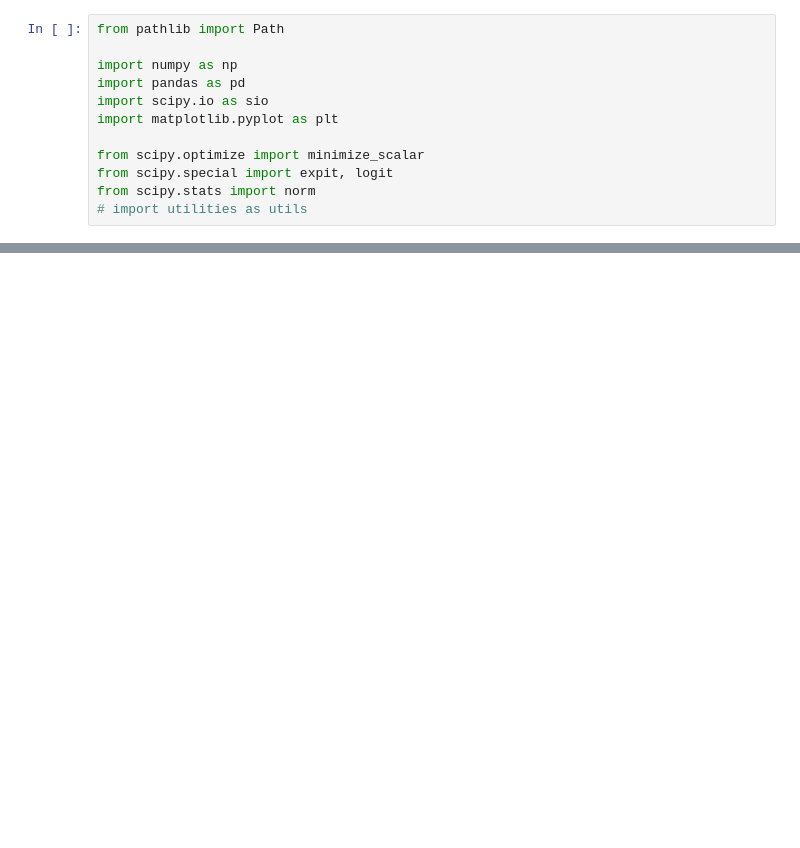
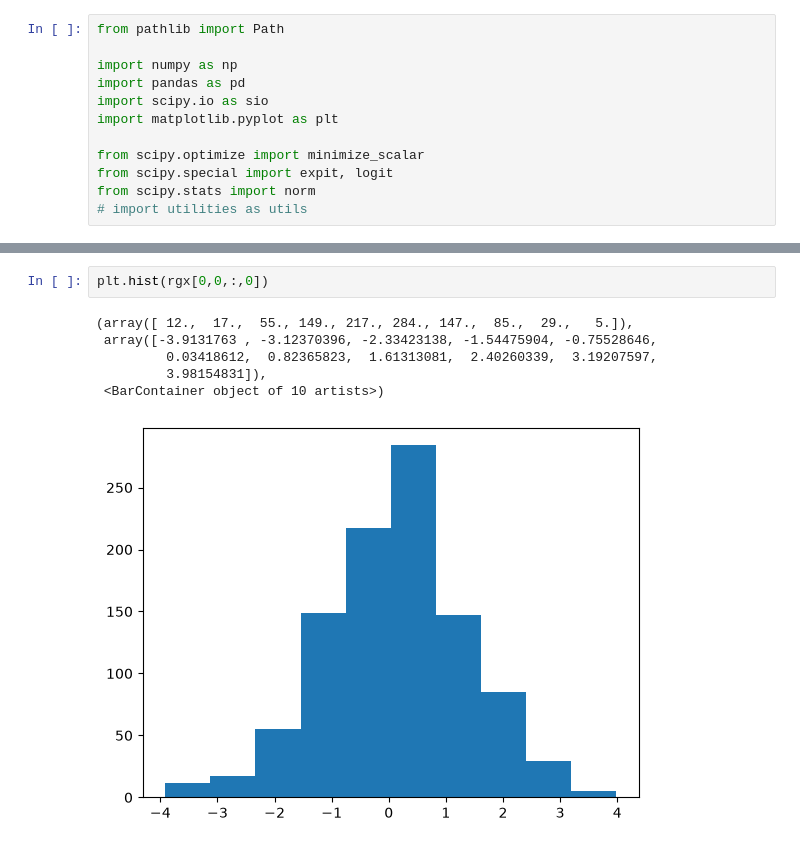
Before and after one commit to jacobaparker/behavioral_data_reanalyses_IB, a Jupyter notebook: Tavoni_Complexity/continuous_IB.ipynb, the cells around one changed output, grey strips where cells are left out. Cells and saved outputs as stored; diff of their text form; blank space fills up the shorter version.

```diff
--- a/Tavoni_Complexity/continuous_IB.ipynb
+++ b/Tavoni_Complexity/continuous_IB.ipynb
@@ -263,0 +617,9 @@ def I_XR_gaussian_mc(model, data_generator, N_RgX=1000, N_X=1000):
+# %%
+plt.hist(rgx[0,0,:,0])
+# %% [output]
+(array([ 12.,  17.,  55., 149., 217., 284., 147.,  85.,  29.,   5.]),
+ array([-3.9131763 , -3.12370396, -2.33423138, -1.54475904, -0.75528646,
+         0.03418612,  0.82365823,  1.61313081,  2.40260339,  3.19207597,
+         3.98154831]),
+ <BarContainer object of 10 artists>)
+[figure, added]
```
Also changed, not shown: parts of 38 cells of this notebook, 1 other file.
